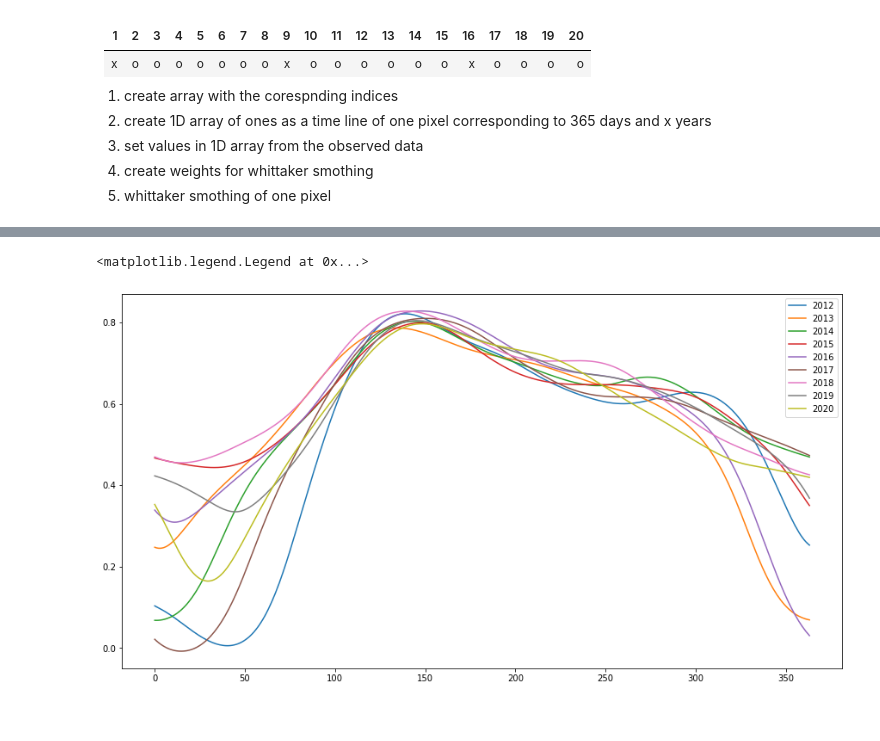
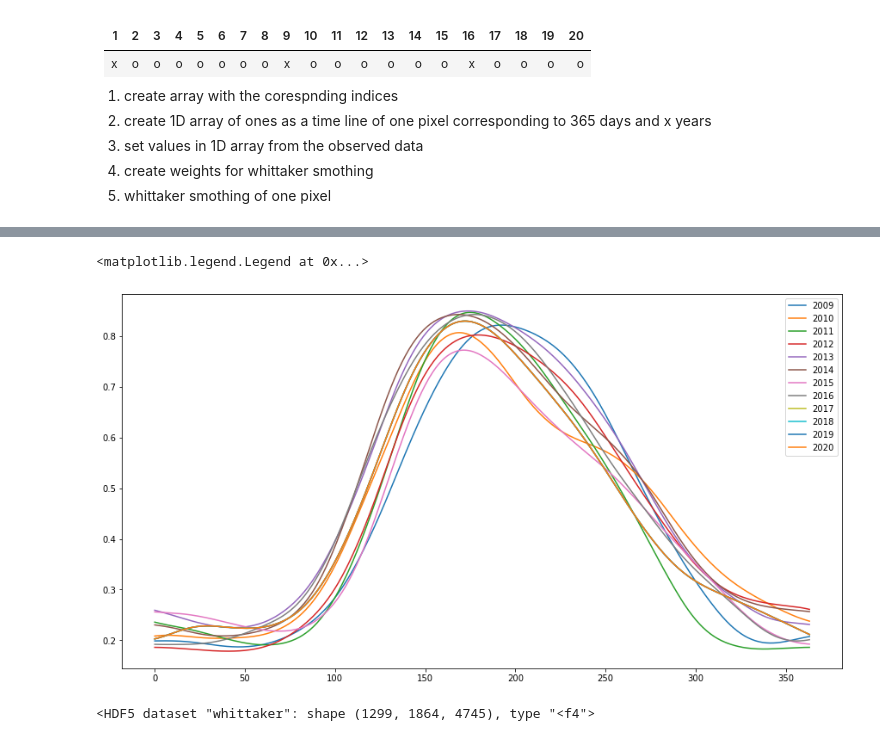
Before and after one commit to satlawa/proj_time_series_analysis, a Jupyter notebook: smothing.ipynb, the cells around one changed output, grey strips where cells are left out. Drawn from its saved outputs; the diff is of its cells as text; code cells hidden in the pictures.

Commit message:
added filtering

```diff
--- a/smothing.ipynb
+++ b/smothing.ipynb
@@ -43,10 +44,10 @@ def tif2array(file_path, dtype=np.uint8):
     return image
 # %%
 # set path to data
-path_dir = '/home/philipp/Desktop/time_series/georgia/modis_rest/raw/'
+path_dir = '/home/philipp/Data/modis/raw/'
 files = os.listdir(path_dir)
 
-start_year = 2012
+start_year = 2009
 end_year = 2021
 
 #find
@@ -168,0 +195,3 @@ del idx_list
+# %%
+num_img = len(files_ndvi)
+idx_src = create_indices(num_img)
@@ -169,12 +216,16 @@ del idx_list
 # %%
 # select one pixel
-a = images[700,1010].copy()/10000
+a = images[400,1200,:].copy()/10000
+
+# filter
+b = a.copy()
+b[a<np.quantile(a, 0.1)] = np.quantile(a, 0.1)
 
 # create 1D array
-whoe_year = np.ones(365*9)*-0.3
+whoe_year = np.ones(365*math.ceil(num_img/46))*-0.3
 
 # fill data from modis
-whoe_year[idx_src-1] = a
+whoe_year[idx_src-1] = b
 
 # print array
 whoe_year
@@ -196,0 +257,7 @@ ax.legend()
+# %%
+# create weights
+w = np.array((whoe_year!=-0.3)*1,dtype='double')
+lrange = array.array('d',np.linspace(0,6,1000))
+
+# apply filter
+z, loptv = ws2doptv(whoe_year,w,lrange)
@@ -197,21 +274,24 @@ ax.legend()
 # %%
 x = 0
 y = 365
 
 fig, ax = plt.subplots(figsize=(15, 8))
-ax.plot(z[x+1:x+y], label='2012')
-ax.plot(z[x+y*1+1:x+y*2], label='2013')
-ax.plot(z[x+y*2+1:x+y*3], label='2014')
-ax.plot(z[x+y*3+1:x+y*4], label='2015')
-ax.plot(z[x+y*4+1:x+y*5], label='2016')
-ax.plot(z[x+y*5+1:x+y*6], label='2017')
-ax.plot(z[x+y*6+1:x+y*7], label='2018')
-ax.plot(z[x+y*7+1:x+y*8], label='2019')
+ax.plot(z[x+1:x+y], label='2009')
+ax.plot(z[x+y*1+1:x+y*2], label='2010')
+ax.plot(z[x+y*2+1:x+y*3], label='2011')
+ax.plot(z[x+y*3+1:x+y*4], label='2012')
+ax.plot(z[x+y*4+1:x+y*5], label='2013')
+ax.plot(z[x+y*5+1:x+y*6], label='2014')
+ax.plot(z[x+y*6+1:x+y*7], label='2015')
+ax.plot(z[x+y*7+1:x+y*8], label='2016')
+ax.plot(z[x+y*8+1:x+y*9], label='2017')
+ax.plot(z[x+y*8+1:x+y*9], label='2018')
+ax.plot(z[x+y*8+1:x+y*9], label='2019')
 ax.plot(z[x+y*8+1:x+y*9], label='2020')
 ax.legend()
 # %% [output]
 <matplotlib.legend.Legend at 0x...>
-[figure, old version]
+[figure, new version]
 # %%
 # path to hdf5 file
 path_hdf5 = '/home/philipp/Data/modis/modis_smooth.h5'
@@ -228 +309,5 @@ hdf5_modis.create_dataset('whittaker',\
+# %%
+hdf5_modis['whittaker']
+# %% [output]
+<HDF5 dataset "whittaker": shape (1299, 1864, 4745), type "<f4">
 # %%
```
Also changed, not shown: parts of 23 cells of this notebook.
